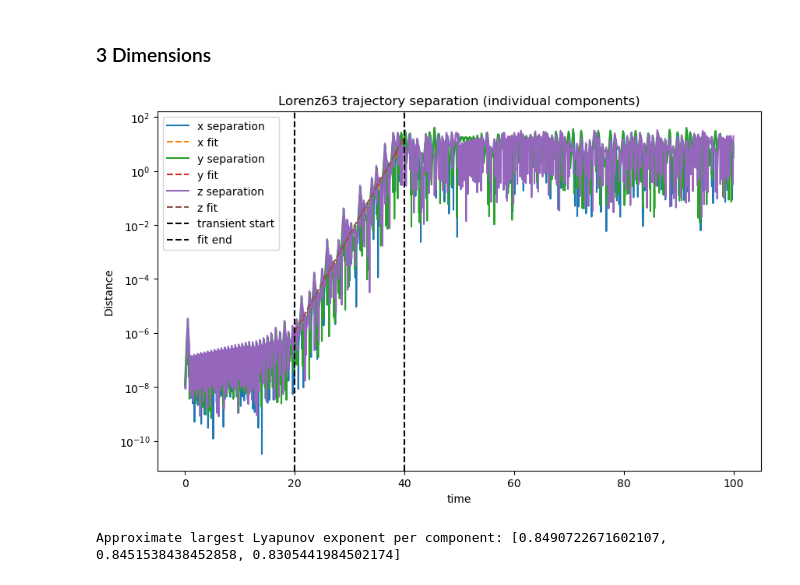
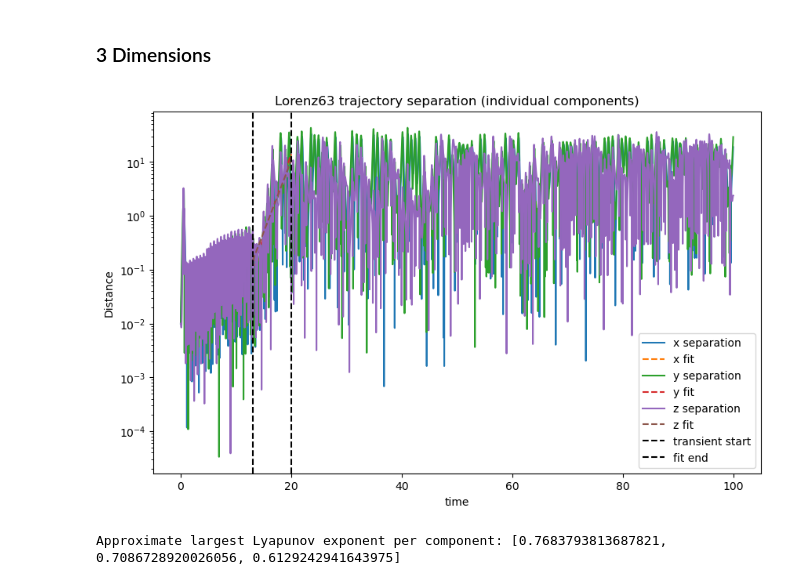
Before and after one commit to nxteventrying/chaos-ts-analysis, a Jupyter notebook: generation/lorenz.ipynb, the cells around one changed output. Cells and saved outputs as stored; diff of their text form; code cells hidden in the pictures.

```diff
--- a/generation/lorenz.ipynb
+++ b/generation/lorenz.ipynb
@@ -112,0 +91,14 @@ Approximate largest Lyapunov exponent: 0.8420229000138758
+# %%
+# Define transient cutoff and linear fitting window
+transient = 13
+fit_end = 20
+
+# Select the fitting region after transient
+linear_idx = (t > transient) & (t < fit_end)
+t_linear = t[linear_idx]
+delta_linear = delta[linear_idx]
+
+# Fit a line to log(delta) to get slope = Lyapunov exponent
+slope, intercept = np.polyfit(t_linear, np.log(delta_linear), 1)
+lambda_max = slope
+print("Approximate largest Lyapunov exponent:", lambda_max)
@@ -181,49 +210,44 @@ plt.show()
 import numpy as np
 import matplotlib.pyplot as plt
 
-# Assume ds1 and ds2 are already solved as in your code
-
 t = ds1.solution.t
-y1 = ds1.solution.y  # shape (3, N)
+y1 = ds1.solution.y
 y2 = ds2.solution.y
 
 eps = 1e-8
 
-# Transient and fitting window
-transient = 20
-fit_end = 40
+transient = 13
+fit_end = 20
 linear_idx = (t > transient) & (t < fit_end)
 t_linear = t[linear_idx]
 
 lambda_components = []
 plt.figure(figsize=(10,6))
 
 for i, coord in enumerate(['x','y','z']):
     delta_i = np.abs(y1[i] - y2[i])
 
     delta_linear = delta_i[linear_idx]
 
-    # Fit log(delta) to line to estimate Lyapunov exponent
     slope, intercept = np.polyfit(t_linear, np.log(delta_linear), 1)
     lambda_components.append(slope)
 
-    # Plot each component
     plt.semilogy(t, delta_i, label=f'{coord} separation')
     plt.semilogy(t_linear, np.exp(intercept + slope*t_linear), '--', label=f'{coord} fit')
 
 plt.axvline(transient, color='k', linestyle='--', label='transient start')
 plt.axvline(fit_end, color='k', linestyle='--', label='fit end')
 
 plt.xlabel('time')
 plt.ylabel('Distance')
 plt.title('Lorenz63 trajectory separation (individual components)')
 plt.legend()
 plt.show()
 
 print("Approximate largest Lyapunov exponent per component:", lambda_components)
 # %% [output]
-[figure, old version]
+[figure, new version]
-Approximate largest Lyapunov exponent per component: [0.8490722671602107, 0.8451538438452858, 0.8305441984502174]
+Approximate largest Lyapunov exponent per component: [0.7683793813687821, 0.7086728920026056, 0.6129242941643975]
 # %%
 import nolds
 df = ds1.to_dataframe()  # does not save by default
```
Also changed, not shown: parts of 8 cells of this notebook.
